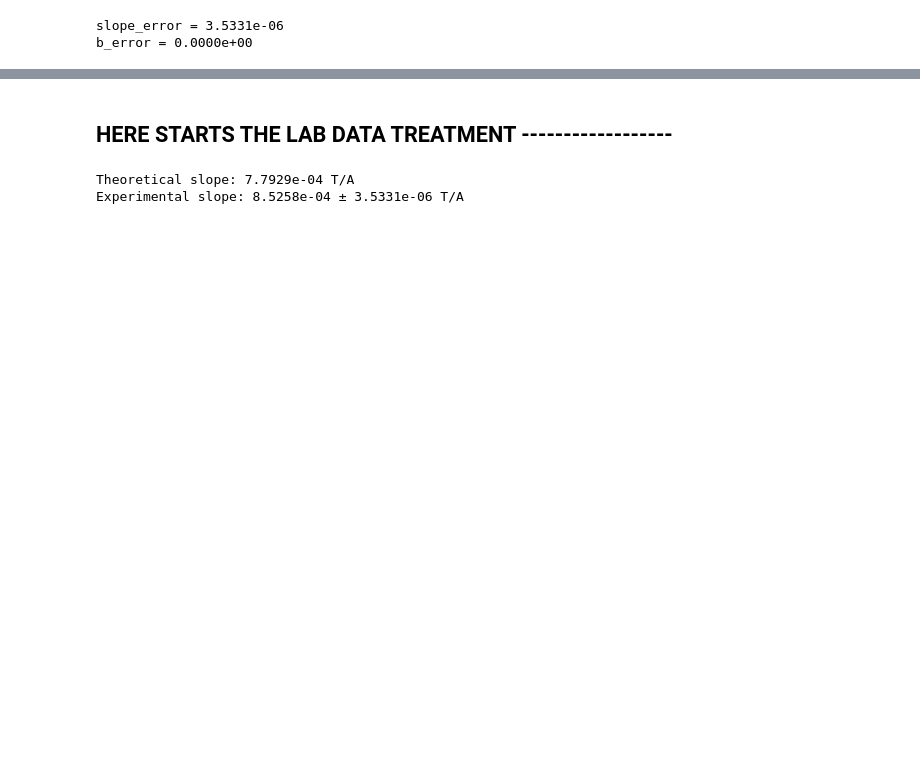
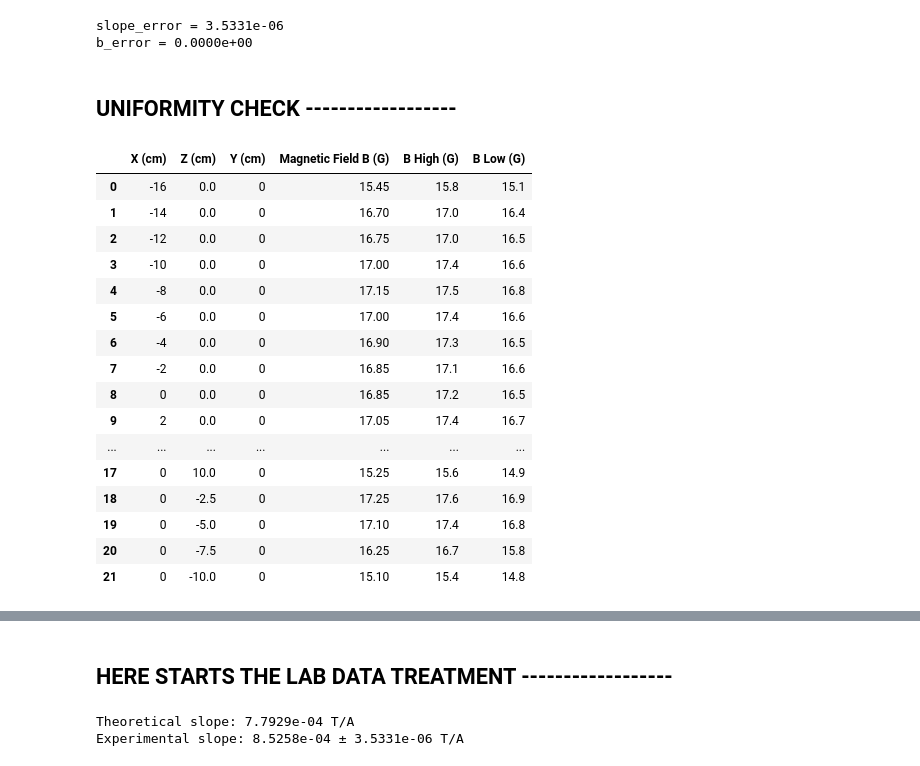
Before and after one commit to rvizarreta/ModernLab, a Jupyter notebook: 2. Charge - Mass Ratio/PreLab.ipynb, the cells around one changed output, grey strips where cells are left out. Cells and saved outputs as stored; diff of their text form; code cells hidden in the pictures; blank space fills up the shorter version.

```diff
--- a/2. Charge - Mass Ratio/PreLab.ipynb
+++ b/2. Charge - Mass Ratio/PreLab.ipynb
@@ -103,3 +103,31 @@ print('b_error = ' + "{:.4e}".format(b_error))
 # %% [output]
 slope_error = 3.5331e-06
 b_error = 0.0000e+00
+# %% [markdown]
+## UNIFORMITY CHECK ------------------
+# %%
+# READING THE DATA FROM GOOGLE SHEETS ---------------------------------------
+googleSheetId = '18aGYPzIeaz31XkQZZwtFpZK-r2aNAOhvqO-KZpPy2dA'
+workSheetName = 'UniformityCheck'
+URL = 'https://docs.google.com/spreadsheets/d/{0}/gviz/tq?tqx=out:csv&sheet={1}'.format(
+    googleSheetId, workSheetName)
+df = pd.read_csv(URL)
+df
+# %% [output]
+|  | X (cm) | Z (cm) | Y (cm) | Magnetic Field B (G) | B High (G) | B Low (G) |
+| 0 | -16 | 0.0 | 0 | 15.45 | 15.8 | 15.1 |
+| 1 | -14 | 0.0 | 0 | 16.70 | 17.0 | 16.4 |
+| 2 | -12 | 0.0 | 0 | 16.75 | 17.0 | 16.5 |
+| 3 | -10 | 0.0 | 0 | 17.00 | 17.4 | 16.6 |
+| 4 | -8 | 0.0 | 0 | 17.15 | 17.5 | 16.8 |
+| 5 | -6 | 0.0 | 0 | 17.00 | 17.4 | 16.6 |
+| 6 | -4 | 0.0 | 0 | 16.90 | 17.3 | 16.5 |
+| 7 | -2 | 0.0 | 0 | 16.85 | 17.1 | 16.6 |
+| 8 | 0 | 0.0 | 0 | 16.85 | 17.2 | 16.5 |
+| 9 | 2 | 0.0 | 0 | 17.05 | 17.4 | 16.7 |
+| ... | ... | ... | ... | ... | ... | ... |
+| 17 | 0 | 10.0 | 0 | 15.25 | 15.6 | 14.9 |
+| 18 | 0 | -2.5 | 0 | 17.25 | 17.6 | 16.9 |
+| 19 | 0 | -5.0 | 0 | 17.10 | 17.4 | 16.8 |
+| 20 | 0 | -7.5 | 0 | 16.25 | 16.7 | 15.8 |
+| 21 | 0 | -10.0 | 0 | 15.10 | 15.4 | 14.8 |
```
Also changed, not shown: parts of 6 cells of this notebook, 13 other files.
